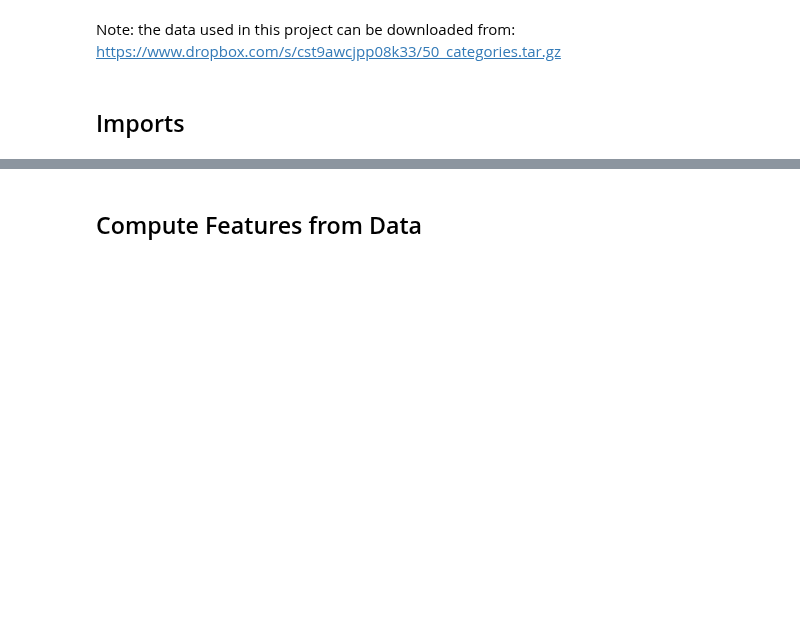
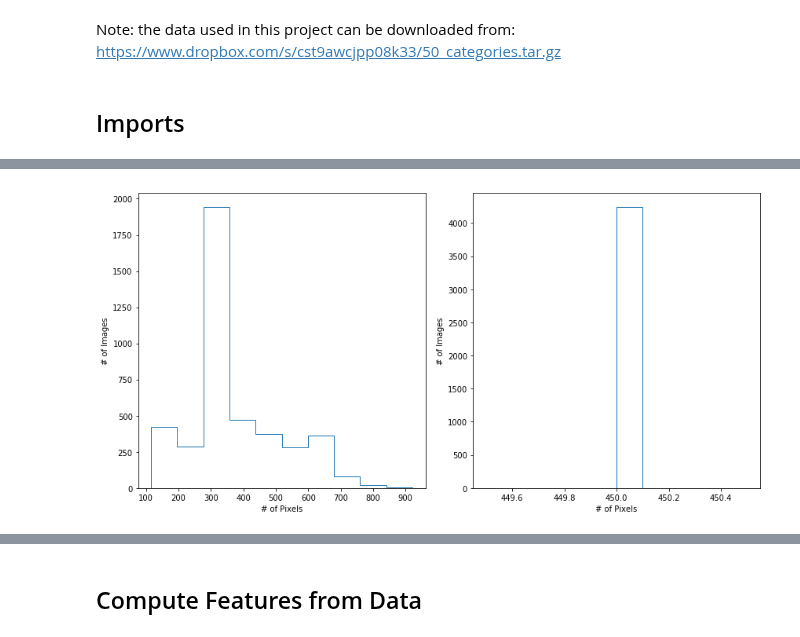
Before and after one commit to benstahl92/python-ay250-homeworks, a Jupyter notebook: hw_6/hw_6.ipynb, the cells around one changed output, grey strips where cells are left out. Saved outputs shown, nothing was run; the diff lists cells and outputs as text; code cells hidden in the pictures; blank space fills up the shorter version.

```diff
--- a/hw_6/hw_6.ipynb
+++ b/hw_6/hw_6.ipynb
@@ -21,0 +83,15 @@ import matplotlib.pyplot as plt
+# %%
+def read_grey_rescale(im_file, width = 450):
+        im = imread(im_file)
+        g = rgb2grey(im)
+        r_im = transform.rescale(g, width / g.shape[1], mode = 'constant')
+        return r_im
+# %%
+# find dimensions of all images after rescaling
+im_dims = []
+for label in labels:
+    print('Processing label: {}'.format(label))
+    for fl in [fl for fl in os.listdir(base_path + label) if '.DS_Store' not in fl]:
+        g = read_grey_rescale(base_path + label + '/' + fl)
+        im_dims.append(g.shape)
+im_dims = np.array(im_dims)
@@ -21,0 +116,11 @@ import matplotlib.pyplot as plt
+# %%
+# visualize distribution of dimensions
+fig, ax = plt.subplots(1,2,figsize = (12,6))
+ax[0].hist(im_dims[:,0], histtype = 'step')
+ax[1].hist(im_dims[:,1], histtype = 'step')
+for a in ax:
+    a.set_ylabel('# of Images')
+    a.set_xlabel('# of Pixels')
+fig.tight_layout()
+# %% [output]
+[figure, added]
```
Also changed, not shown: parts of 43 cells of this notebook.
